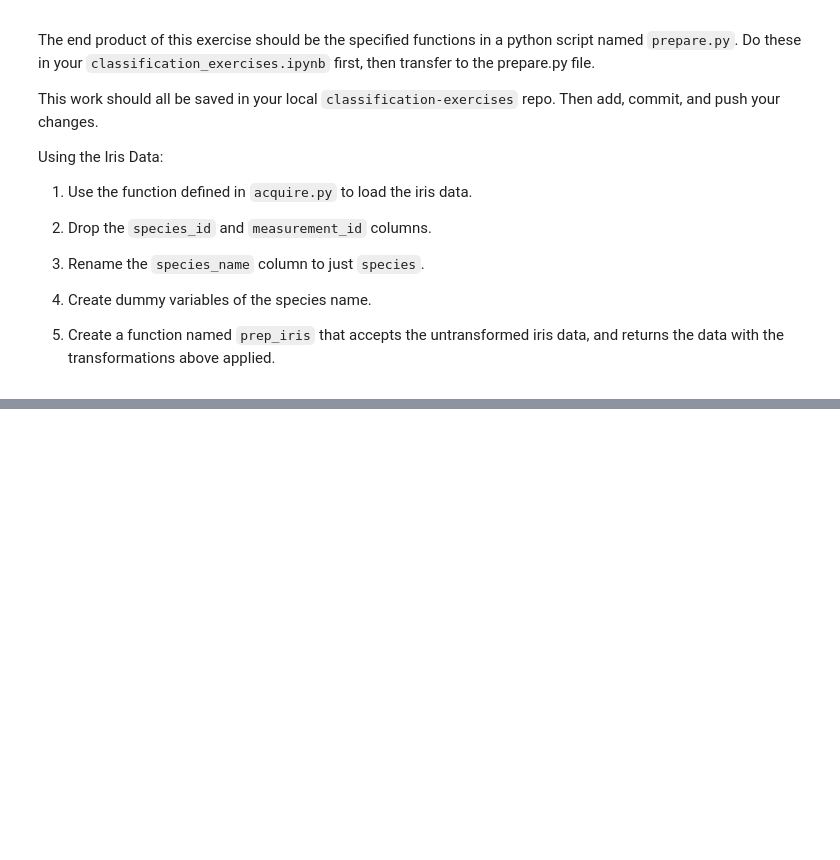
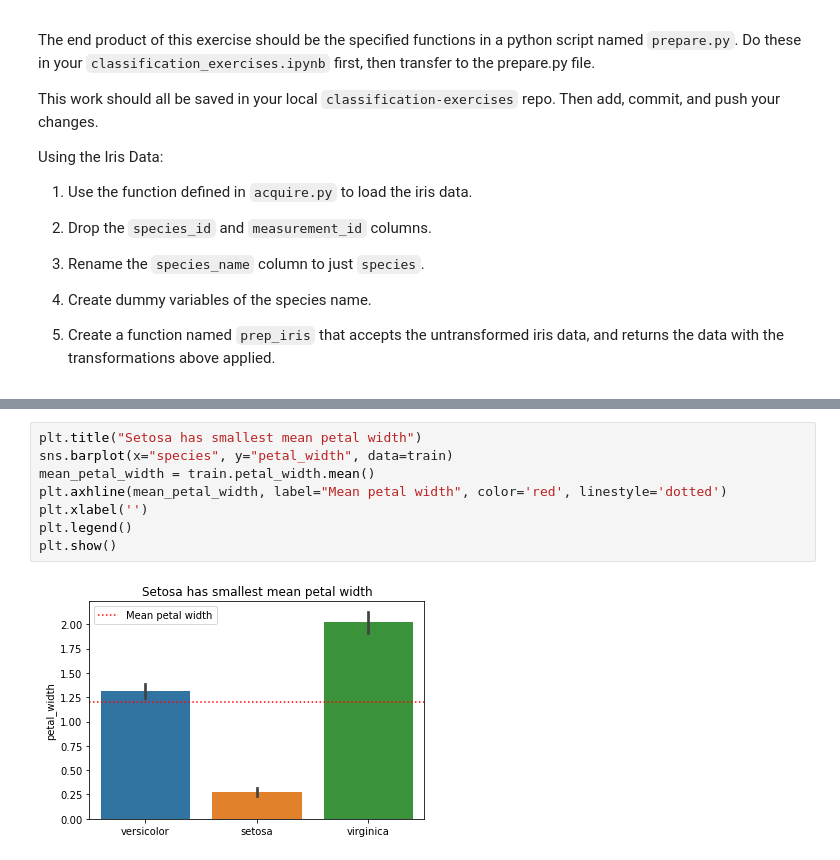
Before and after one commit to paigerackley/classification-exercises, a Jupyter notebook: classification_exercises.ipynb, the cells around one changed output, grey strips where cells are left out. Drawn from its saved outputs; the diff is of its cells as text; blank space fills up the shorter version.

```diff
--- a/classification_exercises.ipynb
+++ b/classification_exercises.ipynb
@@ -268,0 +278,10 @@ def prep_telco_data(df):
+# %%
+plt.title("Setosa has smallest mean petal width")
+sns.barplot(x="species", y="petal_width", data=train)
+mean_petal_width = train.petal_width.mean()
+plt.axhline(mean_petal_width, label="Mean petal width", color='red', linestyle='dotted')
+plt.xlabel('')
+plt.legend()
+plt.show()
+# %% [output]
+[figure, added]
```
Also changed, not shown: parts of 62 cells of this notebook.
